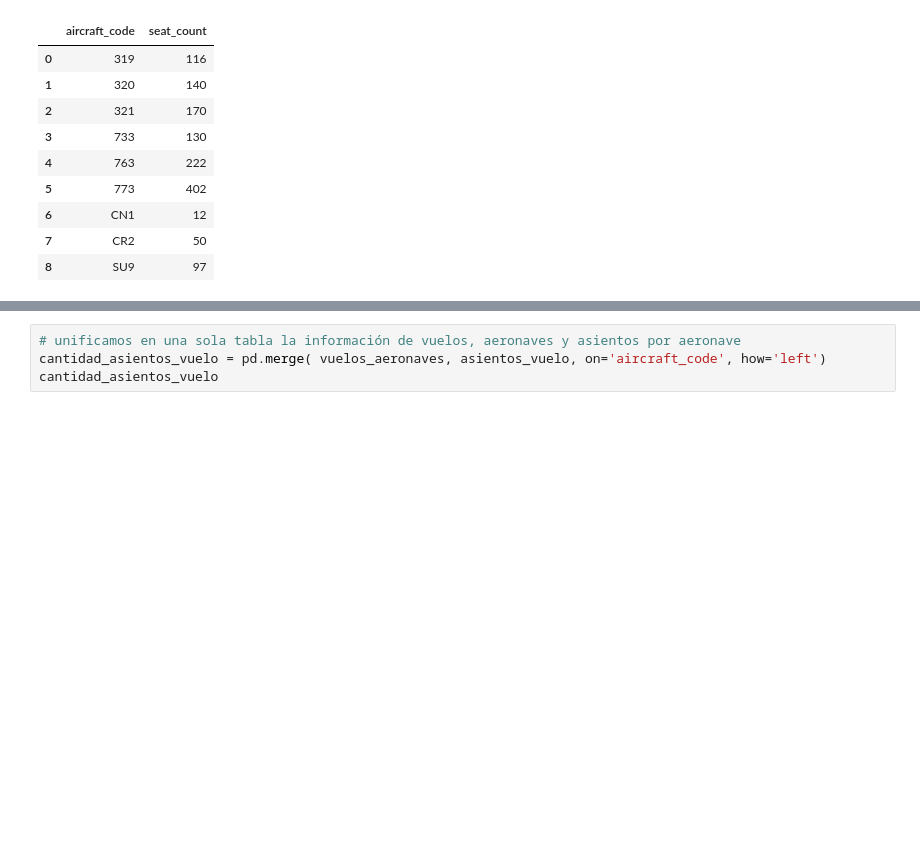
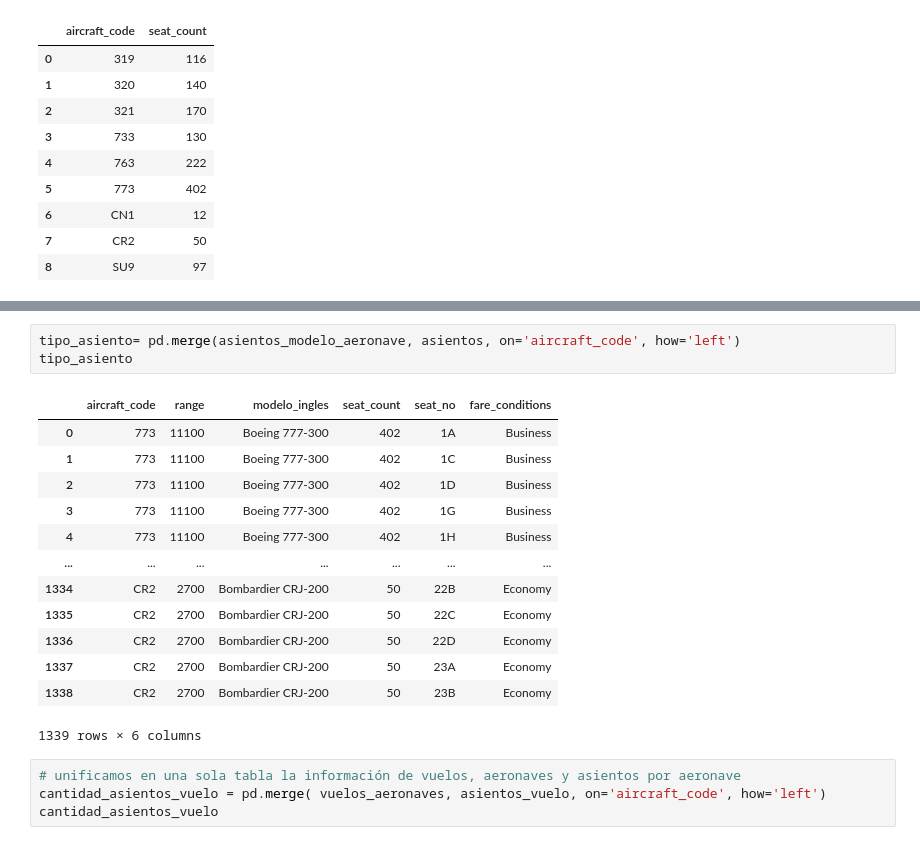
Before and after one commit to SORTEGA11/ProyectoFinalAerolineas, a Jupyter notebook: EDA/Vuelos.ipynb, the cells around one changed output, grey strips where cells are left out. Cells and saved outputs as stored; diff of their text form; blank space fills up the shorter version.

```diff
--- a/EDA/Vuelos.ipynb
+++ b/EDA/Vuelos.ipynb
@@ -246,3 +268,20 @@ asientos_vuelo
+# %%
+tipo_asiento= pd.merge(asientos_modelo_aeronave, asientos, on='aircraft_code', how='left')
+tipo_asiento
+# %% [output]
+|  | aircraft_code | range | modelo_ingles | seat_count | seat_no | fare_conditions |
+| 0 | 773 | 11100 | Boeing 777-300 | 402 | 1A | Business |
+| 1 | 773 | 11100 | Boeing 777-300 | 402 | 1C | Business |
+| 2 | 773 | 11100 | Boeing 777-300 | 402 | 1D | Business |
+| 3 | 773 | 11100 | Boeing 777-300 | 402 | 1G | Business |
+| 4 | 773 | 11100 | Boeing 777-300 | 402 | 1H | Business |
+| ... | ... | ... | ... | ... | ... | ... |
+| 1334 | CR2 | 2700 | Bombardier CRJ-200 | 50 | 22B | Economy |
+| 1335 | CR2 | 2700 | Bombardier CRJ-200 | 50 | 22C | Economy |
+| 1336 | CR2 | 2700 | Bombardier CRJ-200 | 50 | 22D | Economy |
+| 1337 | CR2 | 2700 | Bombardier CRJ-200 | 50 | 23A | Economy |
+| 1338 | CR2 | 2700 | Bombardier CRJ-200 | 50 | 23B | Economy |
+1339 rows × 6 columns
 # %%
 # unificamos en una sola tabla la información de vuelos, aeronaves y asientos por aeronave
 cantidad_asientos_vuelo = pd.merge( vuelos_aeronaves, asientos_vuelo, on='aircraft_code', how='left')
```
Also changed, not shown: parts of 2 cells of this notebook.
